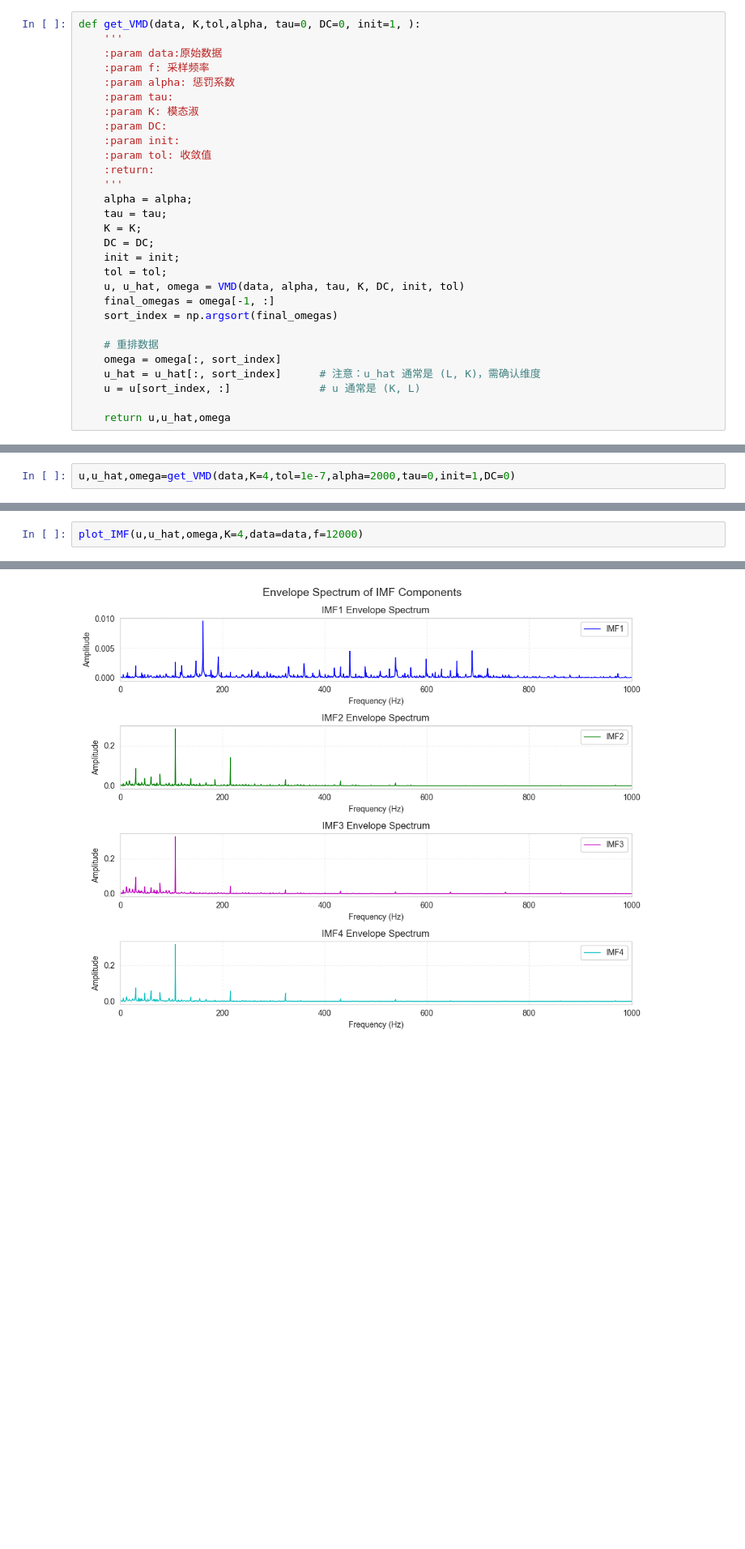
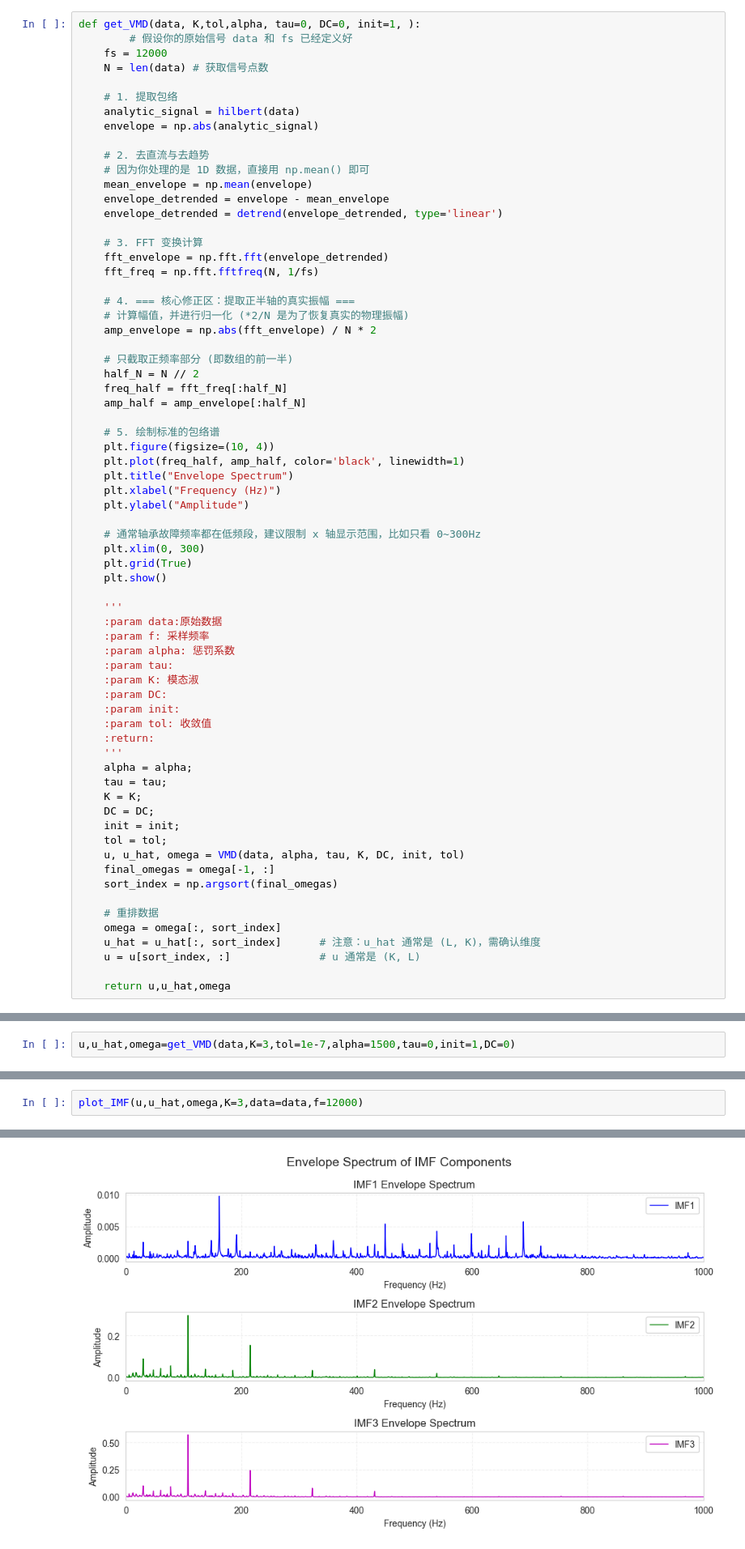
Before and after one commit to jiakuma/compond_fault, a Jupyter notebook: 信号处理/经验模态分解/VMD/vmd封装.ipynb, the cells around one changed output, grey strips where cells are left out. Shown at 81% size. Drawn from its saved outputs; the diff is of its cells as text; blank space fills up the shorter version.

```diff
--- a/信号处理/经验模态分解/VMD/vmd封装.ipynb
+++ b/信号处理/经验模态分解/VMD/vmd封装.ipynb
@@ -22,6 +22,45 @@ def data_load(file_path,chanel,start_index=0,slice_lenth=None):
     return data
 # %%
 def get_VMD(data, K,tol,alpha, tau=0, DC=0, init=1, ):
+        # 假设你的原始信号 data 和 fs 已经定义好
+    fs = 12000
+    N = len(data) # 获取信号点数
+
+    # 1. 提取包络
+    analytic_signal = hilbert(data)
+    envelope = np.abs(analytic_signal)
+
+    # 2. 去直流与去趋势
+    # 因为你处理的是 1D 数据，直接用 np.mean() 即可
+    mean_envelope = np.mean(envelope)
+    envelope_detrended = envelope - mean_envelope
+    envelope_detrended = detrend(envelope_detrended, type='linear')
+
+    # 3. FFT 变换计算
+    fft_envelope = np.fft.fft(envelope_detrended)
+    fft_freq = np.fft.fftfreq(N, 1/fs)
+
+    # 4. === 核心修正区：提取正半轴的真实振幅 ===
+    # 计算幅值，并进行归一化 (*2/N 是为了恢复真实的物理振幅)
+    amp_envelope = np.abs(fft_envelope) / N * 2
+
+    # 只截取正频率部分 (即数组的前一半)
+    half_N = N // 2
+    freq_half = fft_freq[:half_N]
+    amp_half = amp_envelope[:half_N]
+
+    # 5. 绘制标准的包络谱
+    plt.figure(figsize=(10, 4))
+    plt.plot(freq_half, amp_half, color='black', linewidth=1)
+    plt.title("Envelope Spectrum")
+    plt.xlabel("Frequency (Hz)")
+    plt.ylabel("Amplitude")
+
+    # 通常轴承故障频率都在低频段，建议限制 x 轴显示范围，比如只看 0~300Hz
+    plt.xlim(0, 300)
+    plt.grid(True)
+    plt.show()
+
     '''
     :param data:原始数据
     :param f: 采样频率
@@ -206,4 +253,4 @@ data=loadmat('../../../数据集/CRWU/12k Drive End Bearing Fault Data/Outer Rac
 data=data['X130_DE_time'].flatten()
 data=data[:2**14]
 # %%
-u,u_hat,omega=get_VMD(data,K=4,tol=1e-7,alpha=2000,tau=0,init=1,DC=0)
+u,u_hat,omega=get_VMD(data,K=3,tol=1e-7,alpha=1500,tau=0,init=1,DC=0)
@@ -210,3 +259,3 @@ u,u_hat,omega=get_VMD(data,K=4,tol=1e-7,alpha=2000,tau=0,init=1,DC=0)
 # %%
-plot_IMF(u,u_hat,omega,K=4,data=data,f=12000)
+plot_IMF(u,u_hat,omega,K=3,data=data,f=12000)
 # %% [output]
@@ -216,2 +265,2 @@ plot_IMF(u,u_hat,omega,K=4,data=data,f=12000)
-[figure, old version]
+[figure, new version]
 # %%
```
Also changed, not shown: parts of 9 cells of this notebook, 1 other file.
